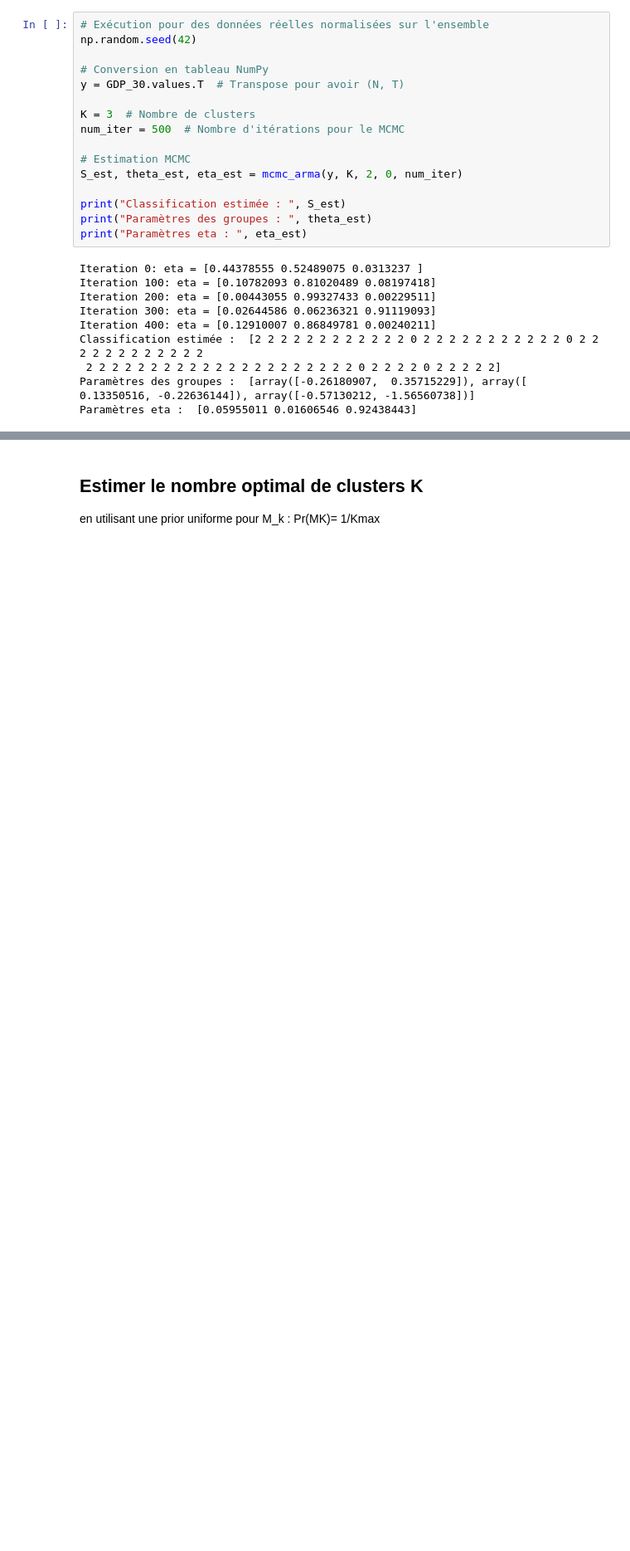
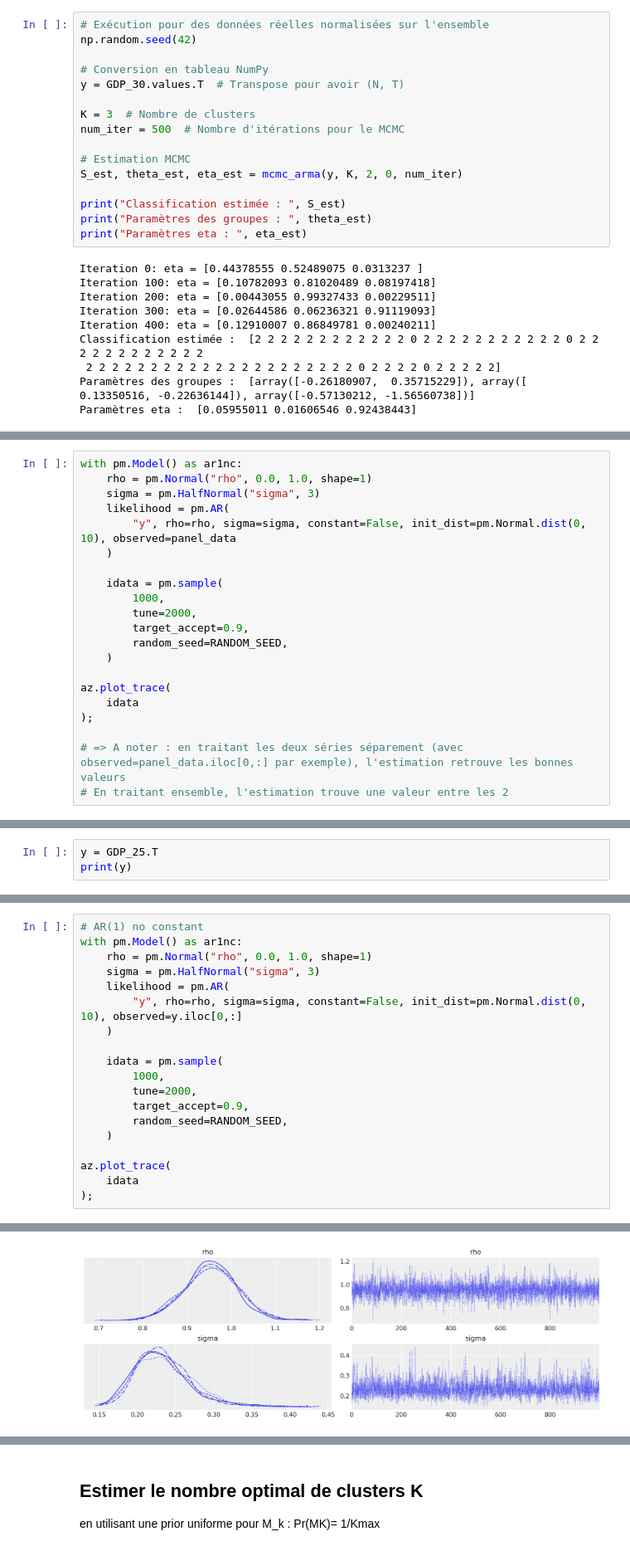
Before and after one commit to AminaManseur29/Bayesian_statistics_project, a Jupyter notebook: Model/Application_1.ipynb, the cells around one changed output, grey strips where cells are left out. Shown: that part at 83% size. Drawn from its saved outputs; the diff is of its cells as text; blank space fills up the shorter version.

Commit message:
Estimation modèle AR(p) MCMC

```diff
--- a/Model/Application_1.ipynb
+++ b/Model/Application_1.ipynb
@@ -396,0 +513,21 @@ Paramètres eta :  [0.05955011 0.01606546 0.92438443]
+# %%
+with pm.Model() as ar1nc:
+    rho = pm.Normal("rho", 0.0, 1.0, shape=1)
+    sigma = pm.HalfNormal("sigma", 3)
+    likelihood = pm.AR(
+        "y", rho=rho, sigma=sigma, constant=False, init_dist=pm.Normal.dist(0, 10), observed=panel_data
+    )
+
+    idata = pm.sample(
+        1000,
+        tune=2000,
+        target_accept=0.9,
+        random_seed=RANDOM_SEED,
+    )
+
+az.plot_trace(
+    idata
+);
+
+# => A noter : en traitant les deux séries séparement (avec observed=panel_data.iloc[0,:] par exemple), l'estimation retrouve les bonnes valeurs
+# En traitant ensemble, l'estimation trouve une valeur entre les 2
@@ -396,0 +536,3 @@ Paramètres eta :  [0.05955011 0.01606546 0.92438443]
+# %%
+y = GDP_25.T
+print(y)
@@ -396,0 +557,20 @@ Paramètres eta :  [0.05955011 0.01606546 0.92438443]
+# %%
+# AR(1) no constant
+with pm.Model() as ar1nc:
+    rho = pm.Normal("rho", 0.0, 1.0, shape=1)
+    sigma = pm.HalfNormal("sigma", 3)
+    likelihood = pm.AR(
+        "y", rho=rho, sigma=sigma, constant=False, init_dist=pm.Normal.dist(0, 10), observed=y.iloc[0,:]
+    )
+
+    idata = pm.sample(
+        1000,
+        tune=2000,
+        target_accept=0.9,
+        random_seed=RANDOM_SEED,
+    )
+
+az.plot_trace(
+    idata
+);
+# %% [output]
@@ -396,0 +580 @@ Paramètres eta :  [0.05955011 0.01606546 0.92438443]
+[figure, added]
```
Also changed, not shown: parts of 12 cells of this notebook.
